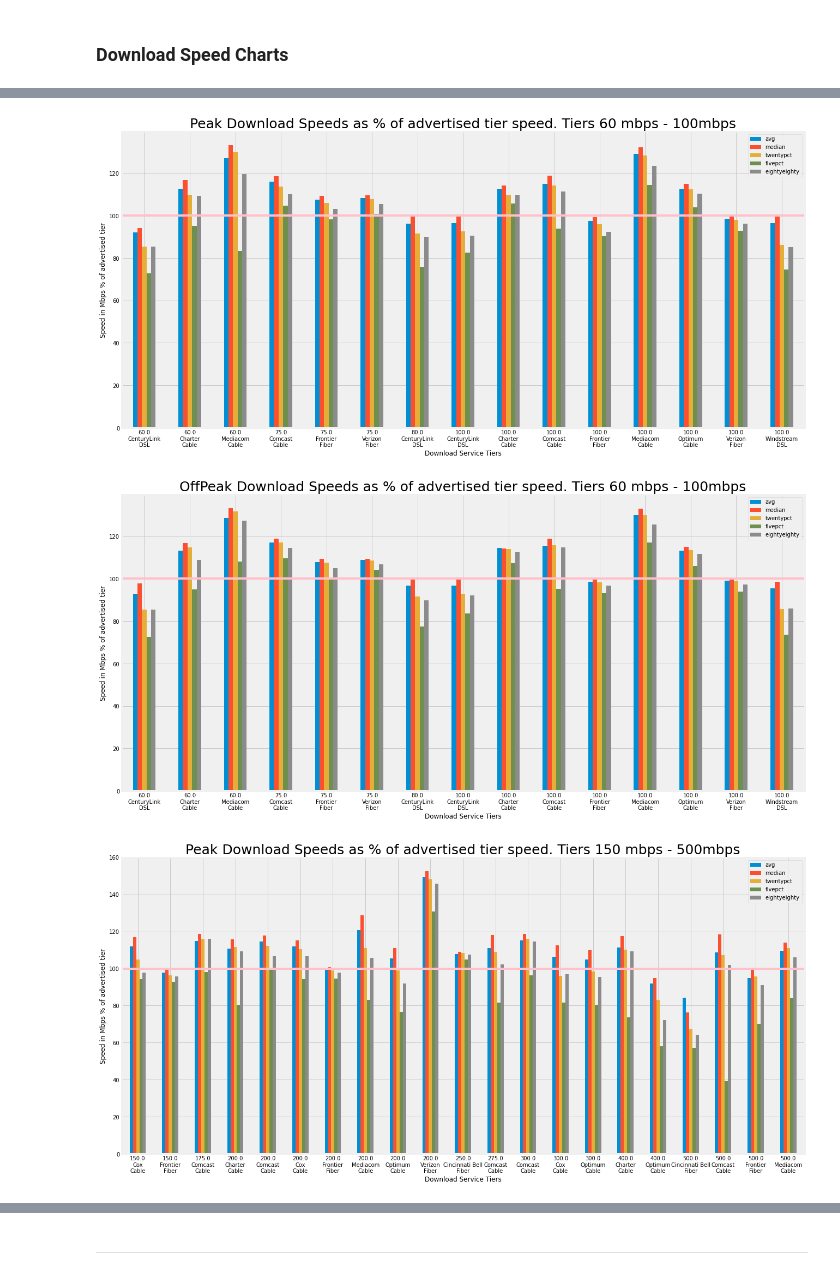
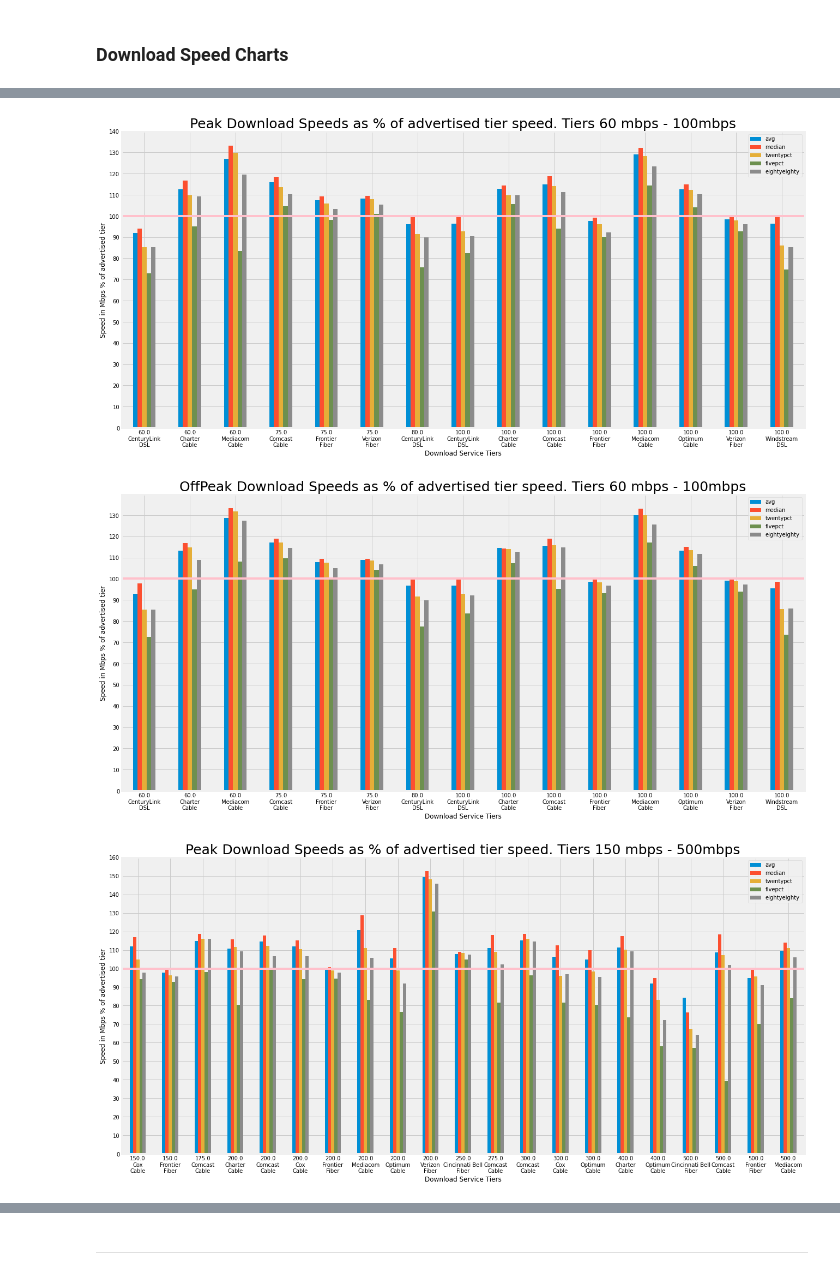
Before and after one commit to afreund415/MBA-broadband-research, a Jupyter notebook: MBA Upload and Download Speed Metric Charts.ipynb, the cells around one changed output, grey strips where cells are left out. Drawn from its saved outputs; the diff is of its cells as text; code cells hidden in the pictures.

```diff
--- a/MBA Upload and Download Speed Metric Charts.ipynb
+++ b/MBA Upload and Download Speed Metric Charts.ipynb
@@ -531,7 +531,7 @@ ax = chartData.plot(x = "ispTech", y = ['avg', 'median', 'twentypct', 'fivepct',
                    fontsize = 10, rot = 0, figsize = (20,10), grid = True)
 
 
-
+plt.yticks(np.arange(0, 150, 10))
 plt.axhline(y = 100, color = 'pink', linestyle = '-')
 
 
@@ -542,7 +542,7 @@ ax.set_title('Peak Download Speeds as % of advertised tier speed. Tiers 60 mbps
 
 plt.show()
 # %% [output]
-[figure, old version]
+[figure, new version]
 # %%
 chartData = offPeakDChart
 chartData = chartData[chartData.tier > 50.0]
@@ -553,7 +553,7 @@ ax = chartData.plot(x = "ispTech", y = ['avg', 'median', 'twentypct', 'fivepct',
                    fontsize = 10, rot = 0, figsize = (20,10), grid = True)
 
 
-
+plt.yticks(np.arange(0, 140, 10))
 plt.axhline(y = 100, color = 'pink', linestyle = '-')
 
 
@@ -564,30 +564,30 @@ ax.set_title('OffPeak Download Speeds as % of advertised tier speed. Tiers 60 mb
 
 plt.show()
 # %% [output]
-[figure, old version]
+[figure, new version]
 # %%
 chartData = peakDChart
 chartData = chartData[chartData.tier > 100]
 chartData = chartData[chartData.tier <= 500]
 
 
 
 ax = chartData.plot(x = "ispTech", y = ['avg', 'median', 'twentypct', 'fivepct', 'eightyeighty'],  kind = 'bar', stacked = False,
                    fontsize = 10, rot = 0, figsize = (20,10), grid = True)
 
 
-
+plt.yticks(np.arange(0, 170, 10))
 plt.axhline(y = 100, color = 'pink', linestyle = '-')
 
 
 ax.set_xlabel('Download Service Tiers')
 ax.set_ylabel('Speed in Mbps % of advertised tier')
 ax.set_title('Peak Download Speeds as % of advertised tier speed. Tiers 150 mbps - 500mbps', fontsize=25)
 
 
 plt.show()
 # %% [output]
-[figure, old version]
+[figure, new version]
 # %%
 chartData = offPeakDChart
 chartData = chartData[chartData.tier > 100]
```
Also changed, not shown: parts of 16 cells of this notebook.
